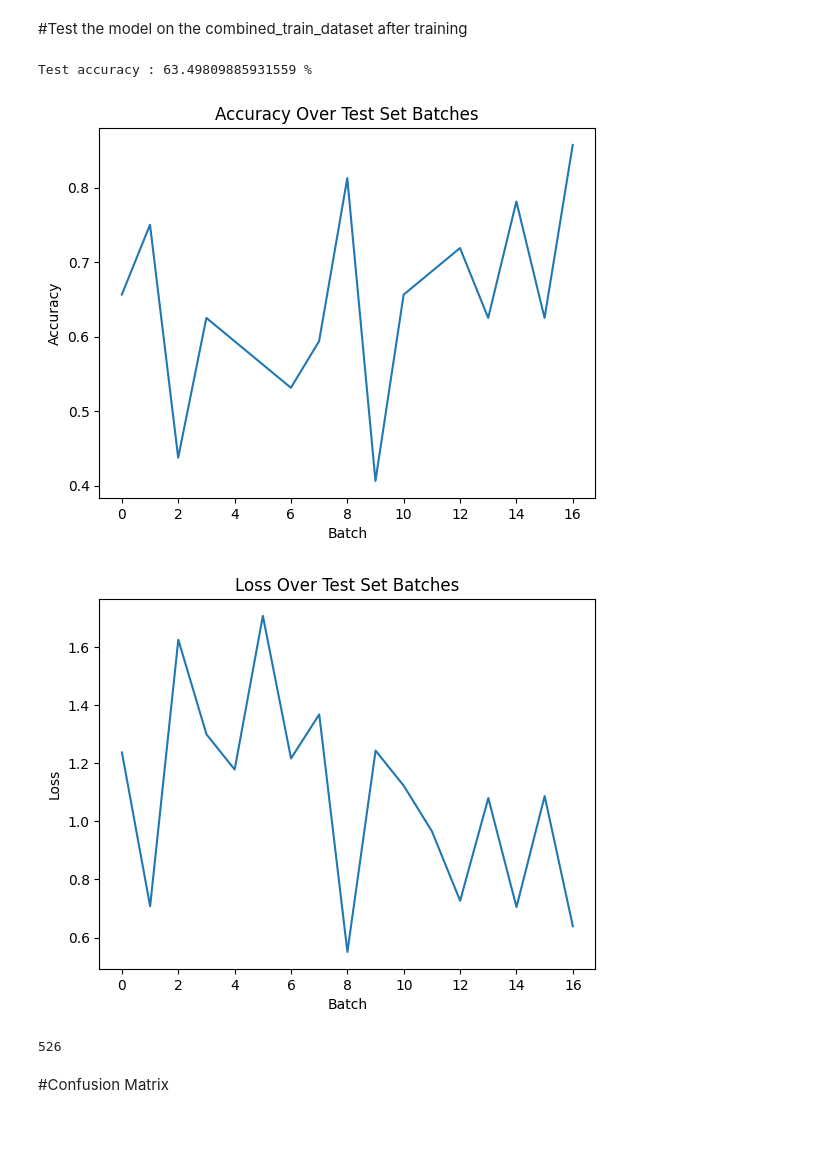
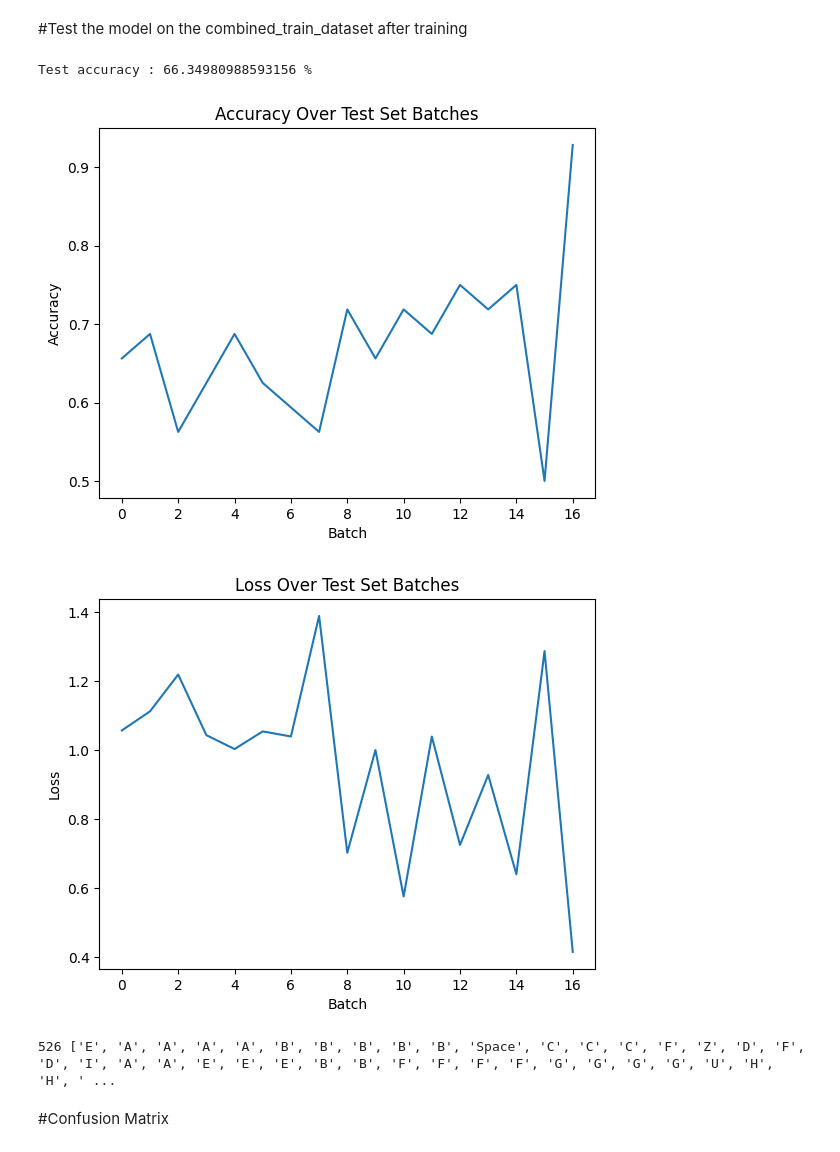
Before and after one commit to lizjwh/groupIAI_5take2, a Jupyter notebook: 5 Completely New Model/Densenet_Model_v2.ipynb, the cells around one changed output. Drawn from its saved outputs; the diff is of its cells as text; code cells hidden in the pictures.

```diff
--- a/5 Completely New Model/Densenet_Model_v2.ipynb
+++ b/5 Completely New Model/Densenet_Model_v2.ipynb
@@ -183,7 +183,7 @@ class SimplifiedModel(nn.Module):
 
 # Create an instance of the SimplifiedModel
 model = SimplifiedModel(in_channels=3,num_classes=27).to(device)
-opt = optim.Adam(model.parameters(), lr=0.001, weight_decay=1e-4)
+optimizer = optim.Adam(model.parameters(), lr=0.001, weight_decay=1e-4)
 # %% [markdown]
 #Create the data loaders
 # %%
@@ -300,0 +204,12 @@ Test Epoch 5, Loss: 1.462, Accuracy: 49.09%
+# %%
+from tqdm import tqdm
+import math
+
+# Set up a bunch of things
+scheduler = StepLR(optimizer, step_size=10, gamma=0.5)
+criterion = nn.CrossEntropyLoss()
+steps=math.ceil(len(combined_train_dataset)/(train_loader.batch_size))
+
+#Key constants
+epochs = 5
+print_every = 5
@@ -306,10 +296,11 @@ torch.save(model.state_dict(), 'Pretrained Densenet - 14032024.pth')
 #Test the model on the combined_train_dataset after training
 # %%
 def test(epoch):
-    criterion = nn.CrossEntropyLoss()
-
     # Do one pass over the test data.
     # In the test phase, don't need to compute gradients (for memory efficiency)
+    pred = []
+    true = []
+
     with torch.no_grad():
         correct = 0
         total = 0
@@ -328,40 +319,53 @@ def test(epoch):
             losses.append(loss.item())  # Append the loss to the list
 
             # Compute total correct so far
             predicted = torch.argmax(logits, -1)
             correct += (predicted == labels).sum().item()
             total += labels.size(0)
 
             # Calculate accuracy for the current batch
             batch_accuracy = (predicted == labels).sum().item() / labels.size(0)
             accuracies.append(batch_accuracy)
 
+            # Convert predicted and true labels to class names
+            try:
+                pred.extend([classes[label.item()] for label in predicted])
+                true.extend([classes[label.item()] for label in labels])
+                #print(pred, true)
+            except KeyError as e:
+                print(f"Error: {e} not found in classes dictionary.")
+                print(f"Problematic labels: {predicted}, {labels}")
+
         print(f'Test accuracy : {100 * correct / total} %')
 
         # Plot accuracy graph
         plt.plot(accuracies)
         plt.title('Accuracy Over Test Set Batches')
         plt.xlabel('Batch')
         plt.ylabel('Accuracy')
         plt.show()
 
         # Plot loss graph
         plt.plot(losses)
         plt.xlabel('Batch')
         plt.ylabel('Loss')
         plt.title('Loss Over Test Set Batches')
         plt.show()
 
-    return total
+    return total, pred, true
 
 # Run training
-total = test(1)
-print(total)
+model.eval()
+classes = combined_test_dataset.class_to_idx
+classes = {value: key for key, value in classes.items()}
+
+total, pred, true = test(1)
+print(total, pred, true)
 # %% [output]
-Test accuracy : 63.49809885931559 %
+Test accuracy : 66.34980988593156 %
-[figure, old version]
+[figure, new version]
-[figure, old version]
+[figure, new version]
-526
+526 ['E', 'A', 'A', 'A', 'A', 'B', 'B', 'B', 'B', 'B', 'Space', 'C', 'C', 'C', 'F', 'Z', 'D', 'F', 'D', 'I', 'A', 'A', 'E', 'E', 'E', 'B', 'B', 'F', 'F', 'F', 'F', 'G', 'G', 'G', 'G', 'U', 'H', 'H', ' ...
 # %% [markdown]
 #Confusion Matrix
 # %%
```
Also changed, not shown: parts of 6 cells of this notebook.
